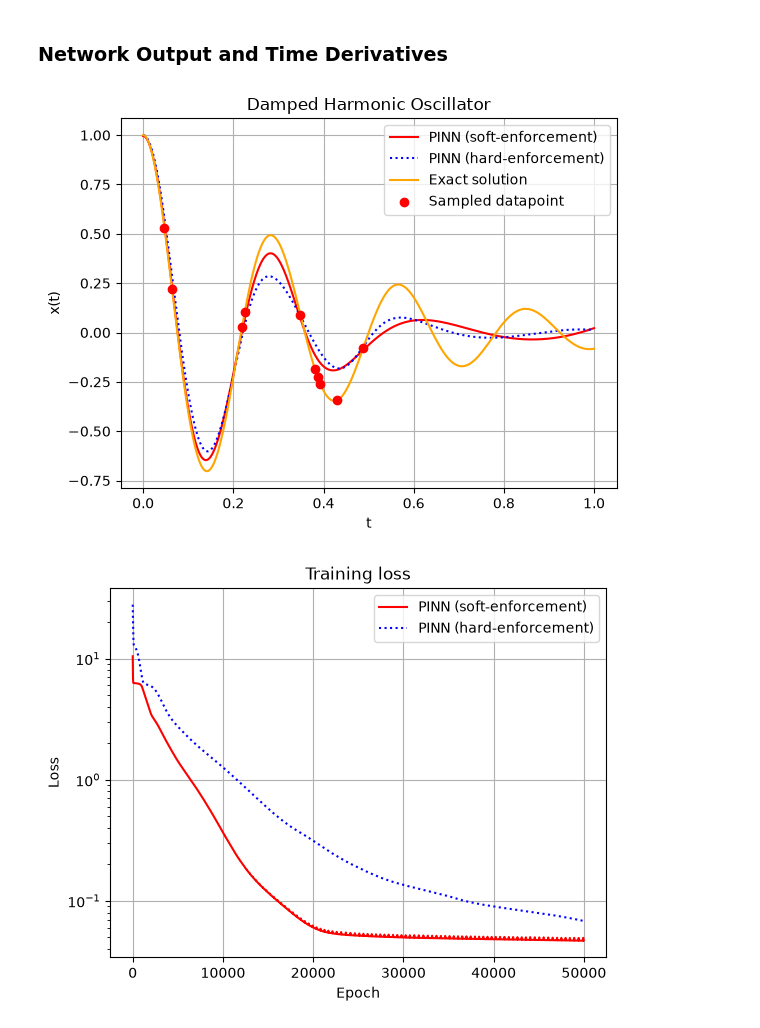
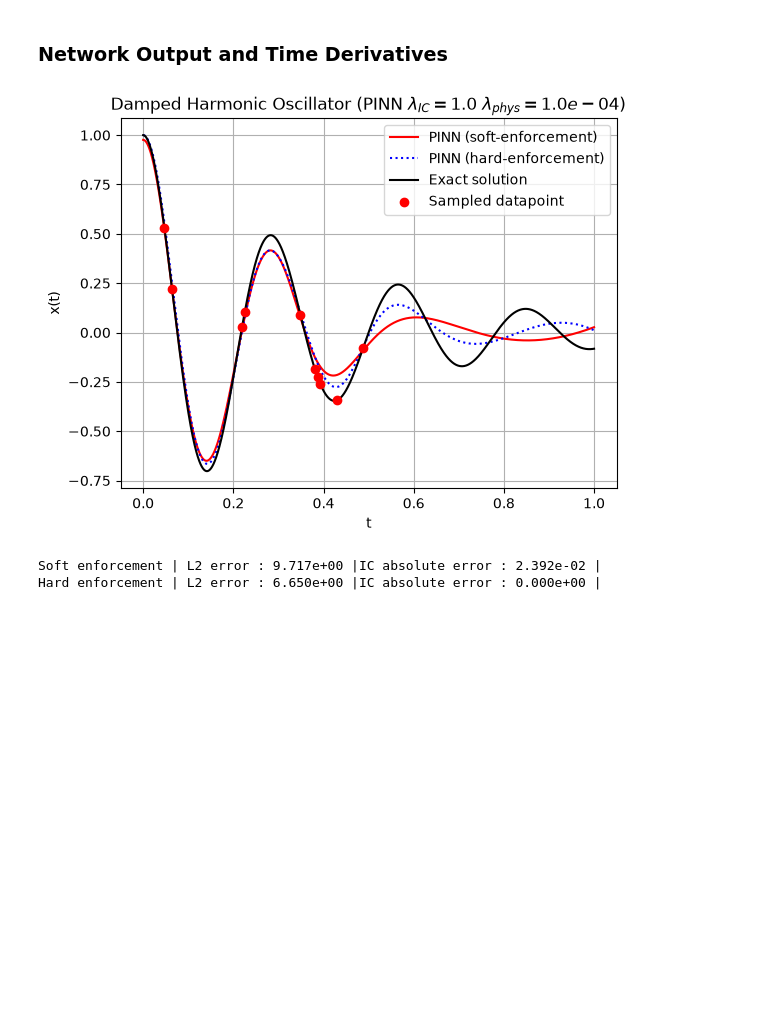
Before and after one commit to oscarlomborg/02456_PINN-Project_Group55, a Jupyter notebook: Task2.ipynb, the cells around one changed output. Drawn from its saved outputs; the diff is of its cells as text; code cells hidden in the pictures; blank space fills up the shorter version.

```diff
--- a/Task2.ipynb
+++ b/Task2.ipynb
@@ -995,52 +1127,68 @@ Epoch 50000 | Loss: 6.827e-02 | Data: 1.041e-02 | Physics: 5.787e+02 | IC: 0.000
 ### Network Output and Time Derivatives
 # %%
 # Evaluate trained model on the full time interval
-pinn2.eval()
 t_test = torch.linspace(t0, T, 10000).unsqueeze(1)
 
+pinn_soft = Net(1, 1, [32])
+pinn_hard = Net(1, 1, [32])
+
+pinn_soft.load_state_dict(torch.load("pinn_soft.pth", weights_only=True))
+pinn_hard.load_state_dict(torch.load("pinn_hard.pth", weights_only=True))
+
 # Evaluation
-pinn.eval()
+pinn_soft.eval()
+pinn_hard.eval()
 
 with torch.no_grad():
-    x_pred = pinn(t_test)
+    x_pred_soft = pinn_soft(t_test)
 
 plt.figure()
 # Plot PINN approximation
-plt.plot(t_test, x_pred, label="PINN (soft-enforcement)", color="red")
+plt.plot(t_test, x_pred_soft, label="PINN (soft-enforcement)", color="red")
 
 with torch.no_grad():
-    x_pred = 1 + t_test**2 * pinn2(t_test)
+    x_pred_hard = 1 + t_test**2 * pinn_hard(t_test)
 
 # Plot PINN approximation
-plt.plot(t_test.numpy(), x_pred.numpy(), label="PINN (hard-enforcement)", linestyle=':', color="blue")
+plt.plot(t_test.numpy(), x_pred_hard.numpy(), label="PINN (hard-enforcement)", linestyle=':', color="blue")
 
 # Plot the exact analytical solution
-plt.plot(t_test, x_sol(t_test), label="Exact solution", color="orange")
+plt.plot(t_test, x_sol(t_test),
+         label="Exact solution", color="black")
 
 # Datapoint
 plt.scatter(t_data, x_data, color="red", label="Sampled datapoint", zorder=5)
 
 plt.xlabel("t")
 plt.ylabel("x(t)")
 plt.grid()
-plt.title("Damped Harmonic Oscillator")
+plt.title(rf"Damped Harmonic Oscillator (PINN $\lambda_{{IC}}={lam_IC:.1f}$ $\lambda_{{phys}}={lam_phys:.1e}$)")
 plt.legend()
+# plt.tight_layout()
 plt.show()
-
-# Moving average
-window = 30
-torch2_losses = np.convolve(train_losses, np.ones(window)/window, mode='valid')
-
-plt.figure()
-plt.plot(torch_losses, label="PINN (soft-enforcement)", color="red")
-plt.plot(torch2_losses, label="PINN (hard-enforcement)", linestyle=':', color="blue")
-plt.xlabel("Epoch")
-plt.ylabel("Loss")
-plt.yscale("log")
-plt.grid()
-plt.title("Training loss")
-plt.legend()
-plt.show()
 # %% [output]
-[figure, old version]
+[figure, new version]
-[figure, removed]
+# %%
+x_exact = x_sol(t_test).flatten()
+
+for name, x_pred in zip(
+    ("Soft enforcement", "Hard enforcement"),
+    (x_pred_soft, x_pred_hard)
+):
+    x_pred = np.asarray(x_pred).flatten()
+    x_exact = np.asarray(x_exact).flatten()
+
+    # L2 error
+    L2_error = np.linalg.norm(x_pred - x_exact)
+
+    # Absolute IC error
+    IC_error = abs(x_pred[0] - x_exact[0])
+
+    print(
+        f"{name} | "
+        f"L2 error : {L2_error:.3e} |"
+        f"IC absolute error : {IC_error:.3e} |"
+    )
+# %% [output]
+Soft enforcement | L2 error : 9.717e+00 |IC absolute error : 2.392e-02 |
+Hard enforcement | L2 error : 6.650e+00 |IC absolute error : 0.000e+00 |
```
Also changed, not shown: parts of 14 cells of this notebook, 15 other files.
